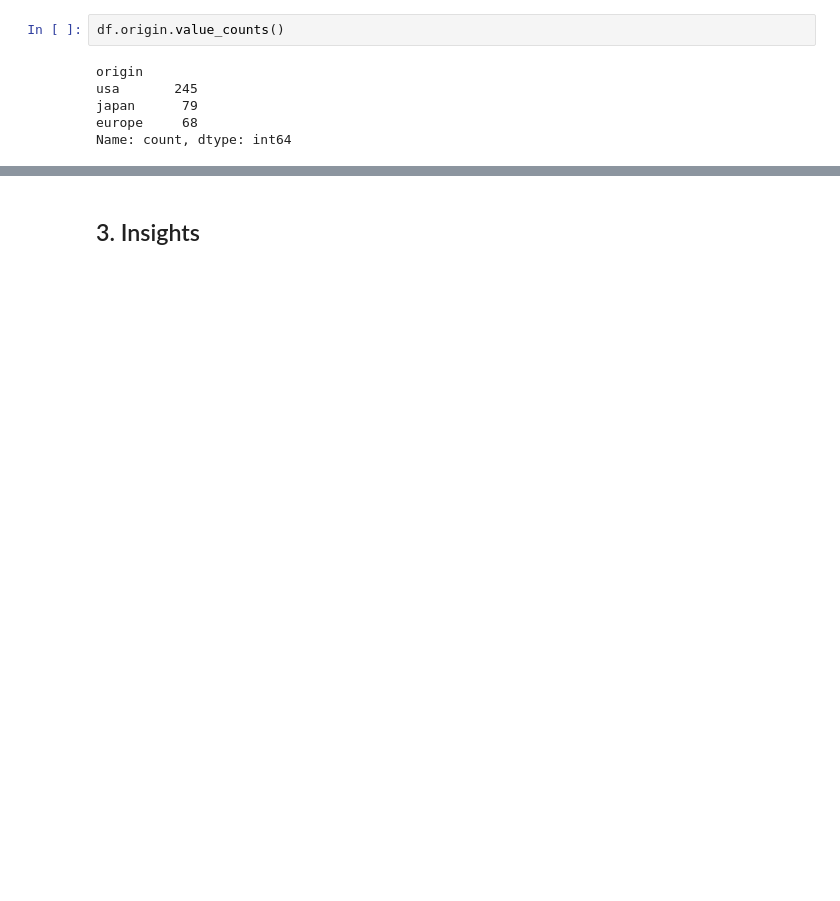
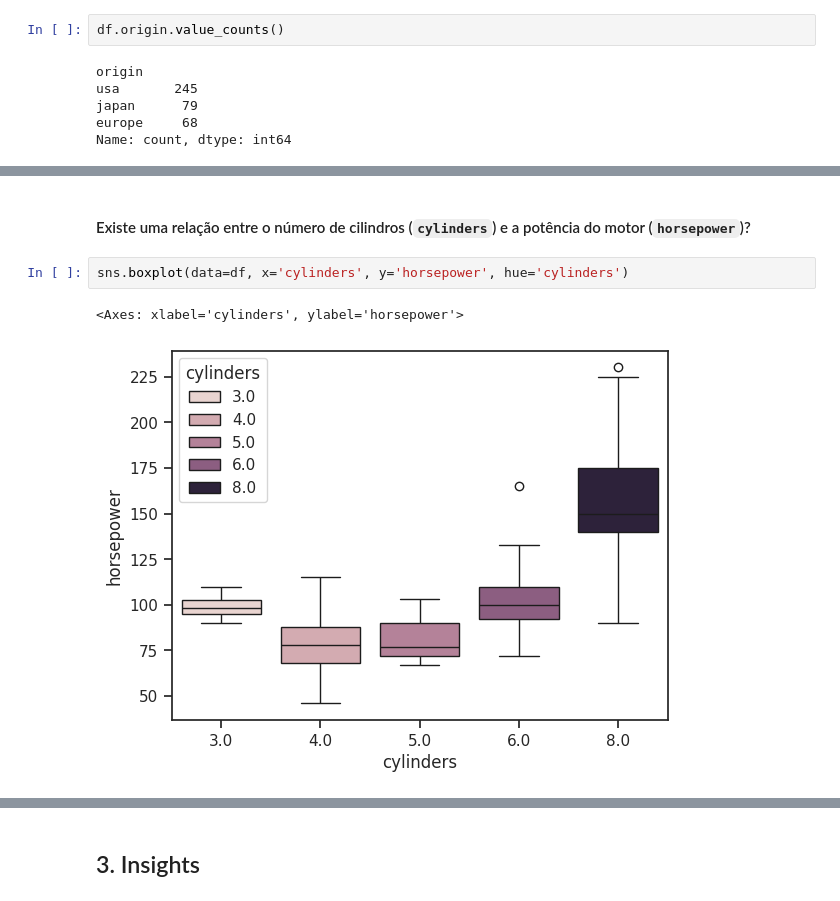
Before and after one commit to adiosCarla/avanti-bootcamp-cdd, a Jupyter notebook: notebooks/01-exploratory_data_analysis.ipynb, the cells around one changed output, grey strips where cells are left out. Cells and saved outputs as stored; diff of their text form; blank space fills up the shorter version.

```diff
--- a/notebooks/01-exploratory_data_analysis.ipynb
+++ b/notebooks/01-exploratory_data_analysis.ipynb
@@ -202,0 +204,7 @@ sns.pairplot(df, hue='origin')
+# %% [markdown]
+#### Existe uma relação entre o número de cilindros (``cylinders``) e a potência do motor (``horsepower``)?
+# %%
+sns.boxplot(data=df, x='cylinders', y='horsepower', hue='cylinders')
+# %% [output]
+<Axes: xlabel='cylinders', ylabel='horsepower'>
+[figure, added]
```
Also changed, not shown: parts of 22 cells of this notebook.
